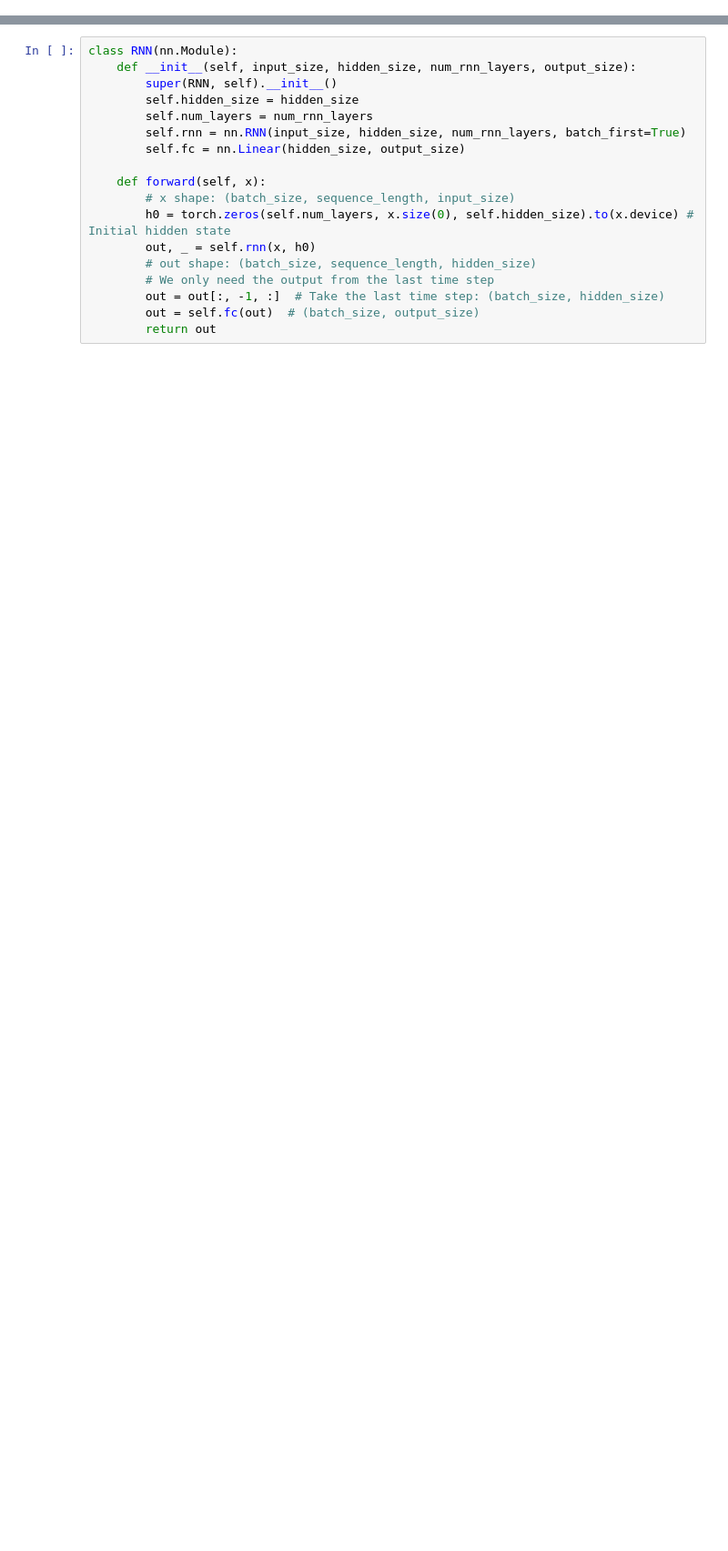
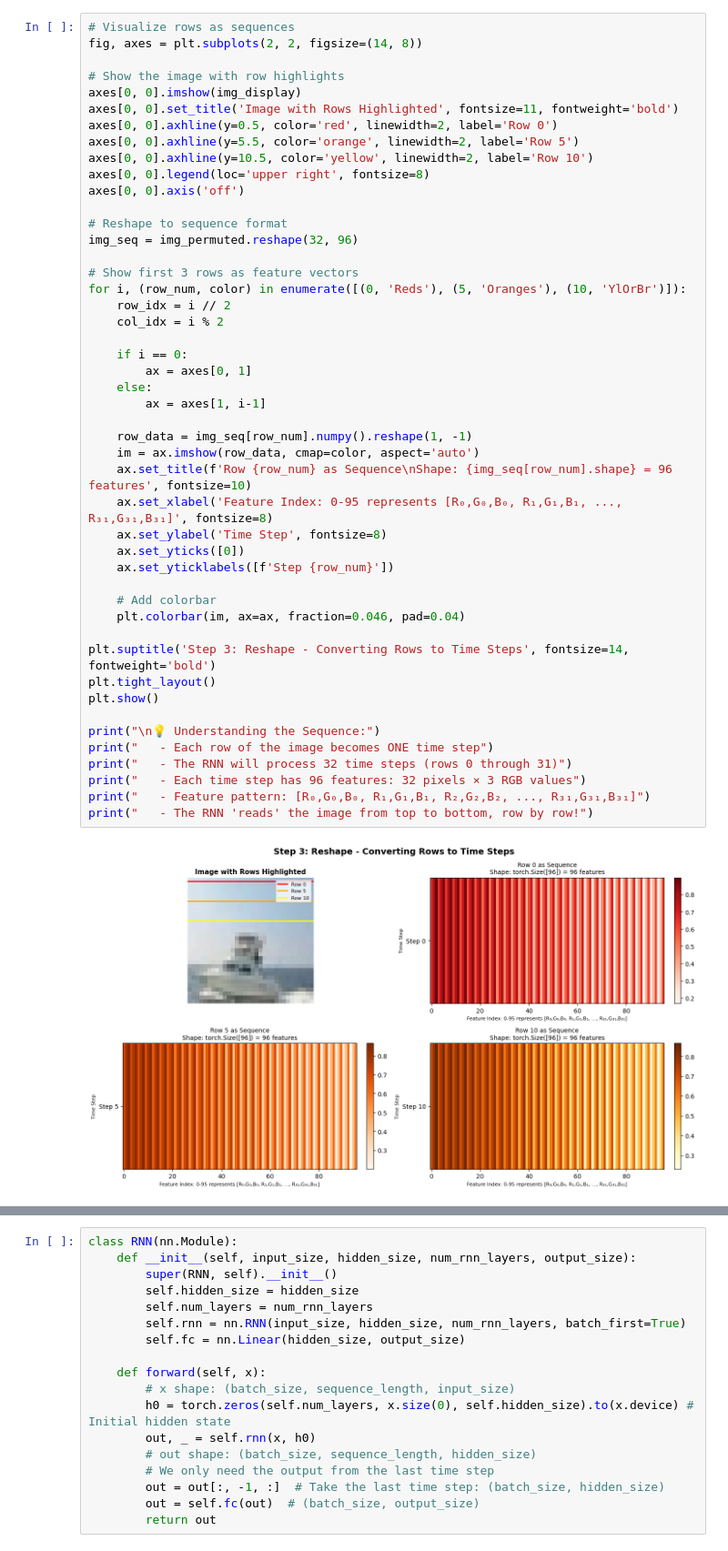
Before and after one commit to isfar12/Deep-Learning, a Jupyter notebook: Pytorch_Mastery/3. Recurrent Neural Network.ipynb, the cells around one changed output, grey strips where cells are left out. Shown: that part at 91% size. Drawn from its saved outputs; the diff is of its cells as text; blank space fills up the shorter version.

```diff
--- a/Pytorch_Mastery/3. Recurrent Neural Network.ipynb
+++ b/Pytorch_Mastery/3. Recurrent Neural Network.ipynb
@@ -574,0 +551,49 @@ The last time step's output contains information from the entire sequence (all p
+# %%
+# Visualize rows as sequences
+fig, axes = plt.subplots(2, 2, figsize=(14, 8))
+
+# Show the image with row highlights
+axes[0, 0].imshow(img_display)
+axes[0, 0].set_title('Image with Rows Highlighted', fontsize=11, fontweight='bold')
+axes[0, 0].axhline(y=0.5, color='red', linewidth=2, label='Row 0')
+axes[0, 0].axhline(y=5.5, color='orange', linewidth=2, label='Row 5')
+axes[0, 0].axhline(y=10.5, color='yellow', linewidth=2, label='Row 10')
+axes[0, 0].legend(loc='upper right', fontsize=8)
+axes[0, 0].axis('off')
+
+# Reshape to sequence format
+img_seq = img_permuted.reshape(32, 96)
+
+# Show first 3 rows as feature vectors
+for i, (row_num, color) in enumerate([(0, 'Reds'), (5, 'Oranges'), (10, 'YlOrBr')]):
+    row_idx = i // 2
+    col_idx = i % 2
+
+    if i == 0:
+        ax = axes[0, 1]
+    else:
+        ax = axes[1, i-1]
+
+    row_data = img_seq[row_num].numpy().reshape(1, -1)
+    im = ax.imshow(row_data, cmap=color, aspect='auto')
+    ax.set_title(f'Row {row_num} as Sequence\nShape: {img_seq[row_num].shape} = 96 features', fontsize=10)
+    ax.set_xlabel('Feature Index: 0-95 represents [R₀,G₀,B₀, R₁,G₁,B₁, ..., R₃₁,G₃₁,B₃₁]', fontsize=8)
+    ax.set_ylabel('Time Step', fontsize=8)
+    ax.set_yticks([0])
+    ax.set_yticklabels([f'Step {row_num}'])
+
+    # Add colorbar
+    plt.colorbar(im, ax=ax, fraction=0.046, pad=0.04)
+
+plt.suptitle('Step 3: Reshape - Converting Rows to Time Steps', fontsize=14, fontweight='bold')
+plt.tight_layout()
+plt.show()
+
+print("\n💡 Understanding the Sequence:")
+print("   - Each row of the image becomes ONE time step")
+print("   - The RNN will process 32 time steps (rows 0 through 31)")
+print("   - Each time step has 96 features: 32 pixels × 3 RGB values")
+print("   - Feature pattern: [R₀,G₀,B₀, R₁,G₁,B₁, R₂,G₂,B₂, ..., R₃₁,G₃₁,B₃₁]")
+print("   - The RNN 'reads' the image from top to bottom, row by row!")
+# %% [output]
+[figure, added]
```
Also changed, not shown: parts of 102 cells of this notebook, 1 other file.
